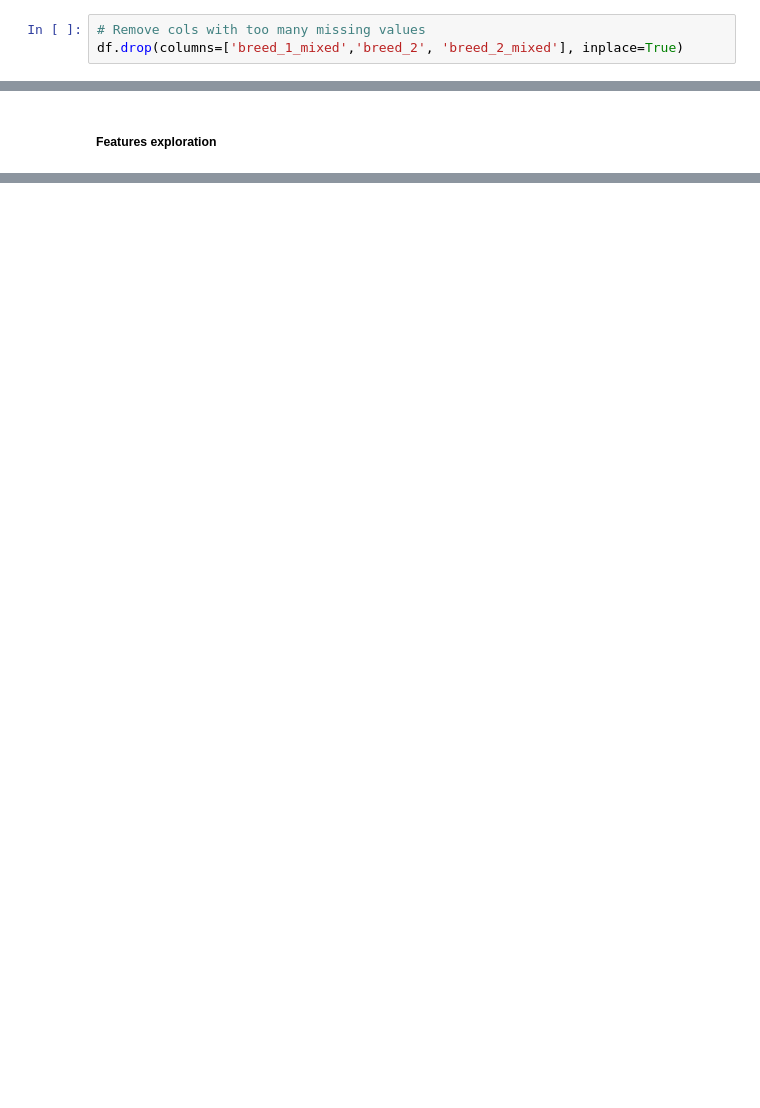
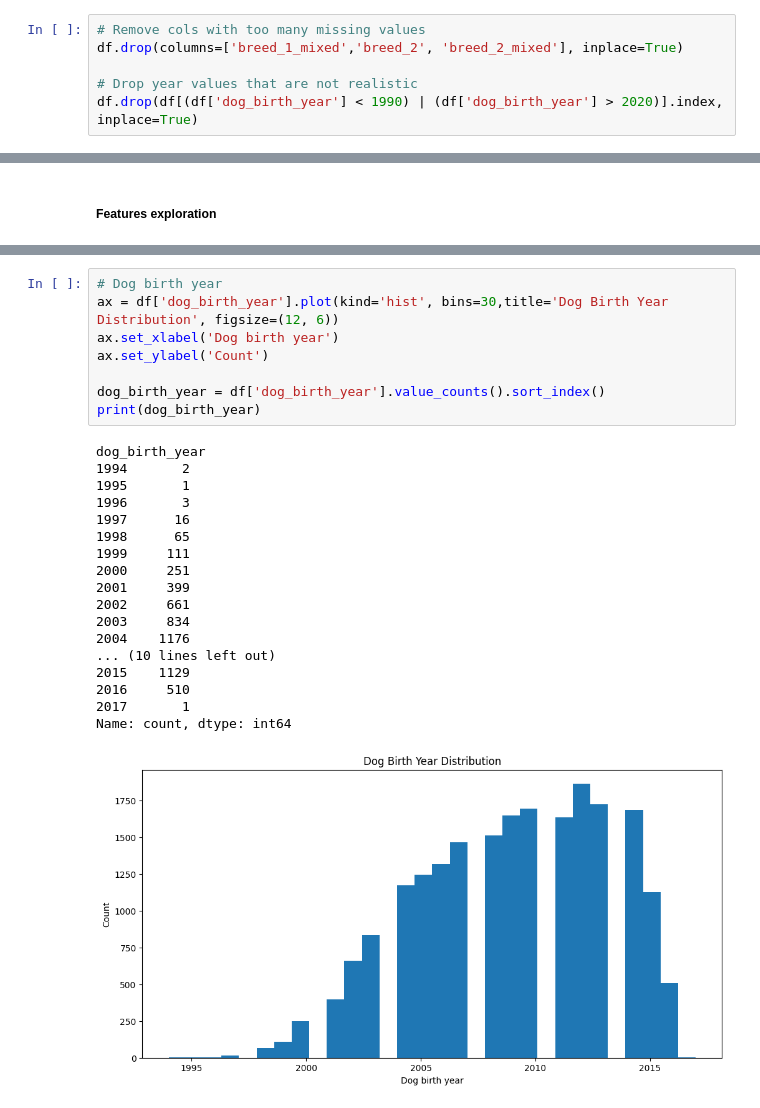
Before and after one commit to DevinFerko/Dogs-of-Zurich, a Jupyter notebook: DogsOfZurichStatsAnalysis.ipynb, the cells around one changed output, grey strips where cells are left out. Drawn from its saved outputs; the diff is of its cells as text; blank space fills up the shorter version.

Commit message:
Birth Year Hist and fixed unrealistic birth years

```diff
--- a/DogsOfZurichStatsAnalysis.ipynb
+++ b/DogsOfZurichStatsAnalysis.ipynb
@@ -125,6 +125,9 @@ dtype: int64
 # %%
 # Remove cols with too many missing values
 df.drop(columns=['breed_1_mixed','breed_2', 'breed_2_mixed'], inplace=True)
+
+# Drop year values that are not realistic
+df.drop(df[(df['dog_birth_year'] < 1990) | (df['dog_birth_year'] > 2020)].index, inplace=True)
 # %%
 # Remove duplicates if any
 df.drop_duplicates(inplace=True)
@@ -174,0 +178,27 @@ Text(0, 0.5, 'Count')
+# %%
+# Dog birth year
+ax = df['dog_birth_year'].plot(kind='hist', bins=30,title='Dog Birth Year Distribution', figsize=(12, 6))
+ax.set_xlabel('Dog birth year')
+ax.set_ylabel('Count')
+
+dog_birth_year = df['dog_birth_year'].value_counts().sort_index()
+print(dog_birth_year)
+# %% [output]
+dog_birth_year
+1994       2
+1995       1
+1996       3
+1997      16
+1998      65
+1999     111
+2000     251
+2001     399
+2002     661
+2003     834
+2004    1176
+... (10 lines left out)
+2015    1129
+2016     510
+2017       1
+Name: count, dtype: int64
+[figure, added]
```
Also changed, not shown: parts of 4 cells of this notebook.
